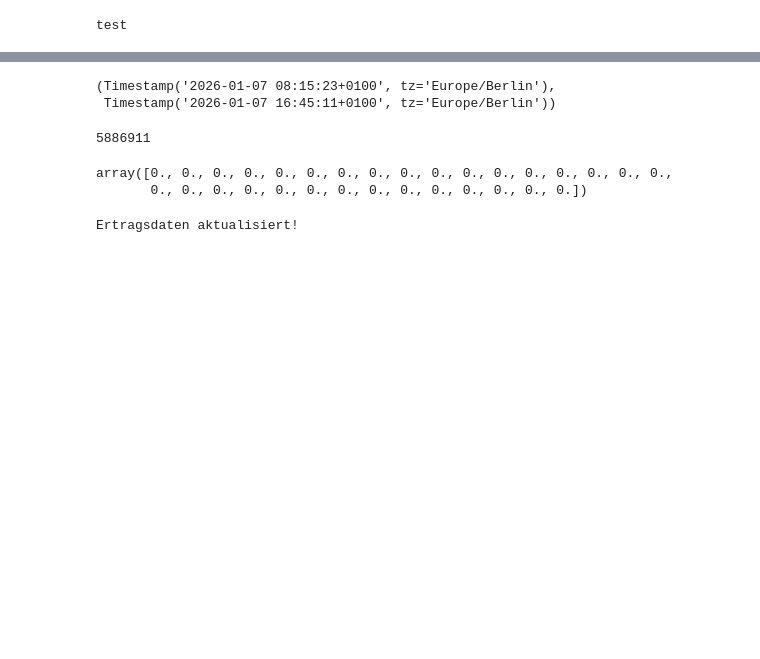
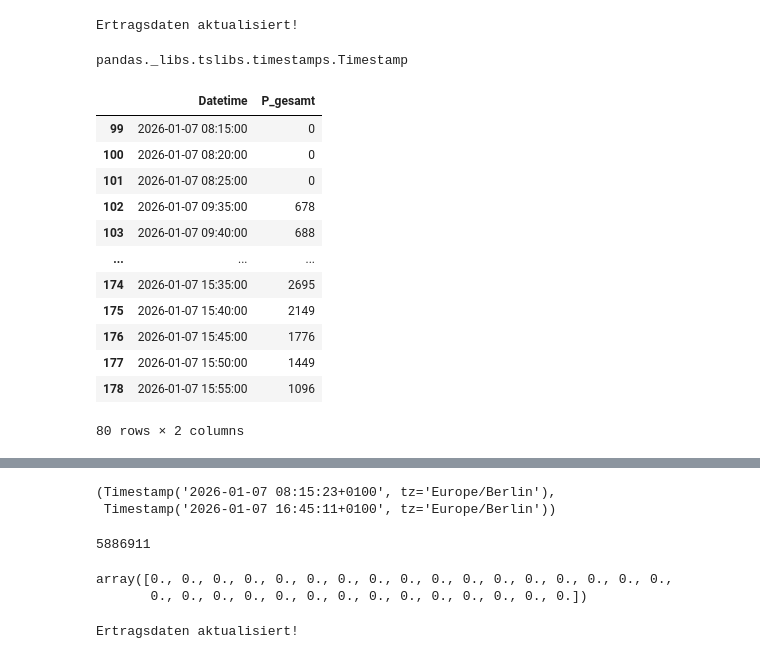
Before and after one commit to SimonWolf/OEEG, a Jupyter notebook: detail_class.ipynb, the cells around one changed output, grey strips where cells are left out. Saved outputs shown, nothing was run; the diff lists cells and outputs as text; code cells hidden in the pictures; blank space fills up the shorter version.

```diff
--- a/detail_class.ipynb
+++ b/detail_class.ipynb
@@ -1,6 +1,30 @@
 # %%
-print("test")
+from src.standort import Standort
-# %% [output]
-test
+# %%
+from src.ertrag import update_ertrag
+update_ertrag()
+# %% [output]
+Ertragsdaten aktualisiert!
+# %%
+type(Anlage.calculate_sunrise_times(date.today())[0])
+# %% [output]
+pandas._libs.tslibs.timestamps.Timestamp
 # %%
-Anlage = Standort("muensingen")
+from datetime import date,datetime
+Anlage = Standort("badboll")
+df = Anlage.load_total_power_of_day(date.today(),ttl_hash= int(datetime.now().timestamp() //300))#.P_gesamt#.to_numpy()
+df
+# %% [output]
+|  | Datetime | P_gesamt |
+| 99 | 2026-01-07 08:15:00 | 0 |
+| 100 | 2026-01-07 08:20:00 | 0 |
+| 101 | 2026-01-07 08:25:00 | 0 |
+| 102 | 2026-01-07 09:35:00 | 678 |
+| 103 | 2026-01-07 09:40:00 | 688 |
+| ... | ... | ... |
+| 174 | 2026-01-07 15:35:00 | 2695 |
+| 175 | 2026-01-07 15:40:00 | 2149 |
+| 176 | 2026-01-07 15:45:00 | 1776 |
+| 177 | 2026-01-07 15:50:00 | 1449 |
+| 178 | 2026-01-07 15:55:00 | 1096 |
+80 rows × 2 columns
```
Also changed, not shown: parts of 3 cells of this notebook, 2 other files.
